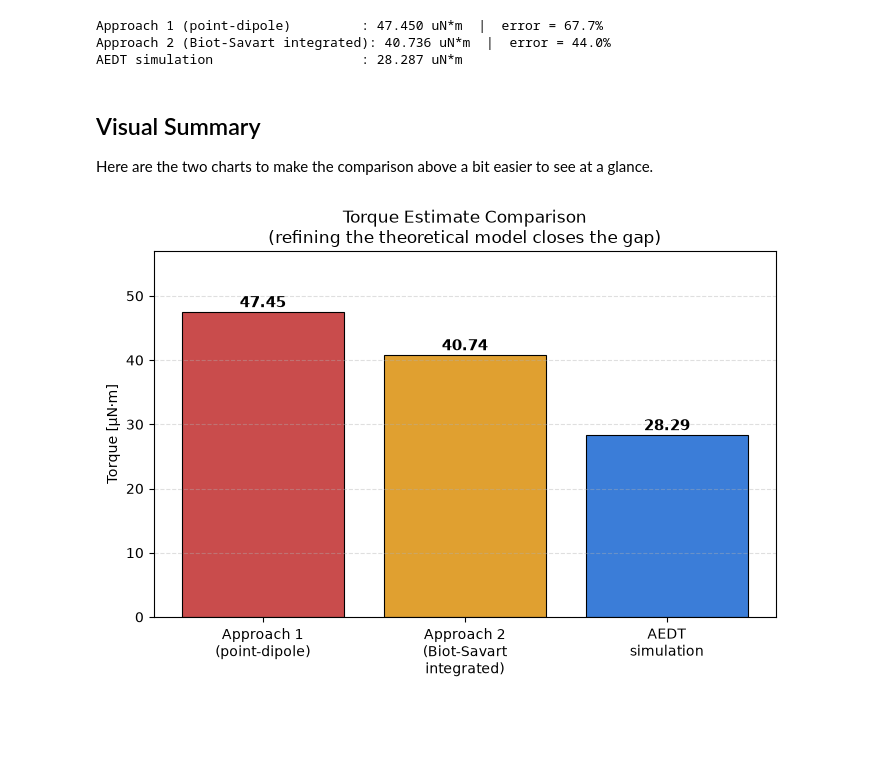
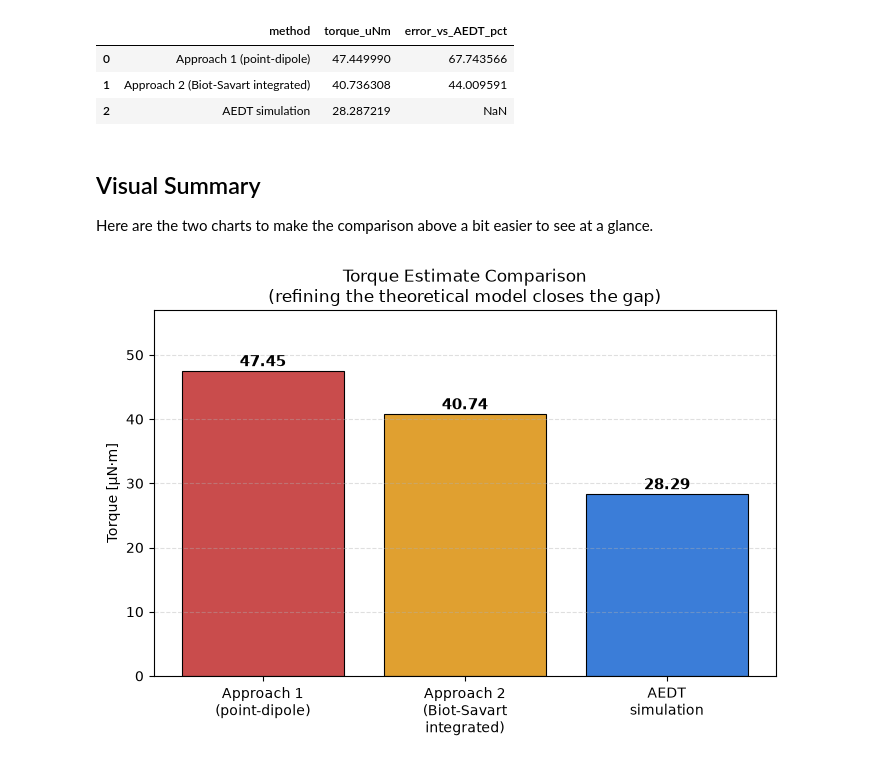
Before and after one commit to abanerolike/single-phase-transformer-simulation, a Jupyter notebook: Examples/Week1/Week1_ex1/Week1_ex1_analysis.ipynb, the cells around one changed output. Saved outputs shown, nothing was run; the diff lists cells and outputs as text; code cells hidden in the pictures; blank space fills up the shorter version.

Commit message:
Week1 analysis updates: ex1 field/torque comparison, ex2 mesh verification, ex3 analysis + mesh verification, ex4 skin depth light-check, ex5 material comparison light-check

```diff
--- a/Examples/Week1/Week1_ex1/Week1_ex1_analysis.ipynb
+++ b/Examples/Week1/Week1_ex1/Week1_ex1_analysis.ipynb
@@ -65,39 +63,49 @@ torque_point_dipole = m_moment * B_center * np.sin(theta_tilt)
 
 # --- Approach 2: Biot-Savart integration over the tilted coil, sampled along the magnet length ---
 N = 2000
 phi = np.linspace(0, 2*np.pi, N, endpoint=False)
 s, c = np.sin(theta_tilt), np.cos(theta_tilt)
 # Coil loop points after a 45-degree rotation about the Z axis
 px = -R * np.cos(phi) * s
 py =  R * np.cos(phi) * c
 pz =  R * np.sin(phi)
 points = np.stack([px, py, pz], axis=1)
 dl = np.roll(points, -1, axis=0) - points
 mid = (points + np.roll(points, -1, axis=0)) / 2
 
 def biot_savart_B(target):
     r_vec = target - mid
     r_norm = np.linalg.norm(r_vec, axis=1)
     r_hat = r_vec / r_norm[:, None]
     dB = (mu0 * I / (4*np.pi)) * np.cross(dl, r_hat) / (r_norm[:, None]**2)
     return dB.sum(axis=0)
 
 xs = np.linspace(-Lx/2, Lx/2, 61)
 By = np.array([biot_savart_B(np.array([x, 0, 0]))[1] for x in xs])
 
 def trapz(y, x):
     # Manual trapezoidal rule (avoids numpy-version-dependent trapz/trapezoid naming)
     return np.sum((y[1:] + y[:-1]) / 2 * (x[1:] - x[:-1]))
 
 torque_integrated = Hc * A_cross * trapz(By, xs)
 
-print(f"Approach 1 (point-dipole)         : {torque_point_dipole*1e6:.3f} uN*m  |  error = {abs(torque_point_dipole*1e6-sim_torque)/sim_torque*100:.1f}%")
-print(f"Approach 2 (Biot-Savart integrated): {torque_integrated*1e6:.3f} uN*m  |  error = {abs(torque_integrated*1e6-sim_torque)/sim_torque*100:.1f}%")
-print(f"AEDT simulation                   : {sim_torque:.3f} uN*m")
+import pandas as pd
+
+comparison_df = pd.DataFrame({
+    "method": ["Approach 1 (point-dipole)", "Approach 2 (Biot-Savart integrated)", "AEDT simulation"],
+    "torque_uNm": [torque_point_dipole * 1e6, torque_integrated * 1e6, sim_torque],
+    "error_vs_AEDT_pct": [
+        abs(torque_point_dipole * 1e6 - sim_torque) / sim_torque * 100,
+        abs(torque_integrated * 1e6 - sim_torque) / sim_torque * 100,
+        np.nan,
+    ],
+})
+comparison_df
 # %% [output]
-Approach 1 (point-dipole)         : 47.450 uN*m  |  error = 67.7%
-Approach 2 (Biot-Savart integrated): 40.736 uN*m  |  error = 44.0%
-AEDT simulation                   : 28.287 uN*m
+|  | method | torque_uNm | error_vs_AEDT_pct |
+| 0 | Approach 1 (point-dipole) | 47.449990 | 67.743566 |
+| 1 | Approach 2 (Biot-Savart integrated) | 40.736308 | 44.009591 |
+| 2 | AEDT simulation | 28.287219 | NaN |
 # %% [markdown]
 ## Visual Summary
 
```
Also changed, not shown: parts of 4 cells of this notebook, 16 other files.
